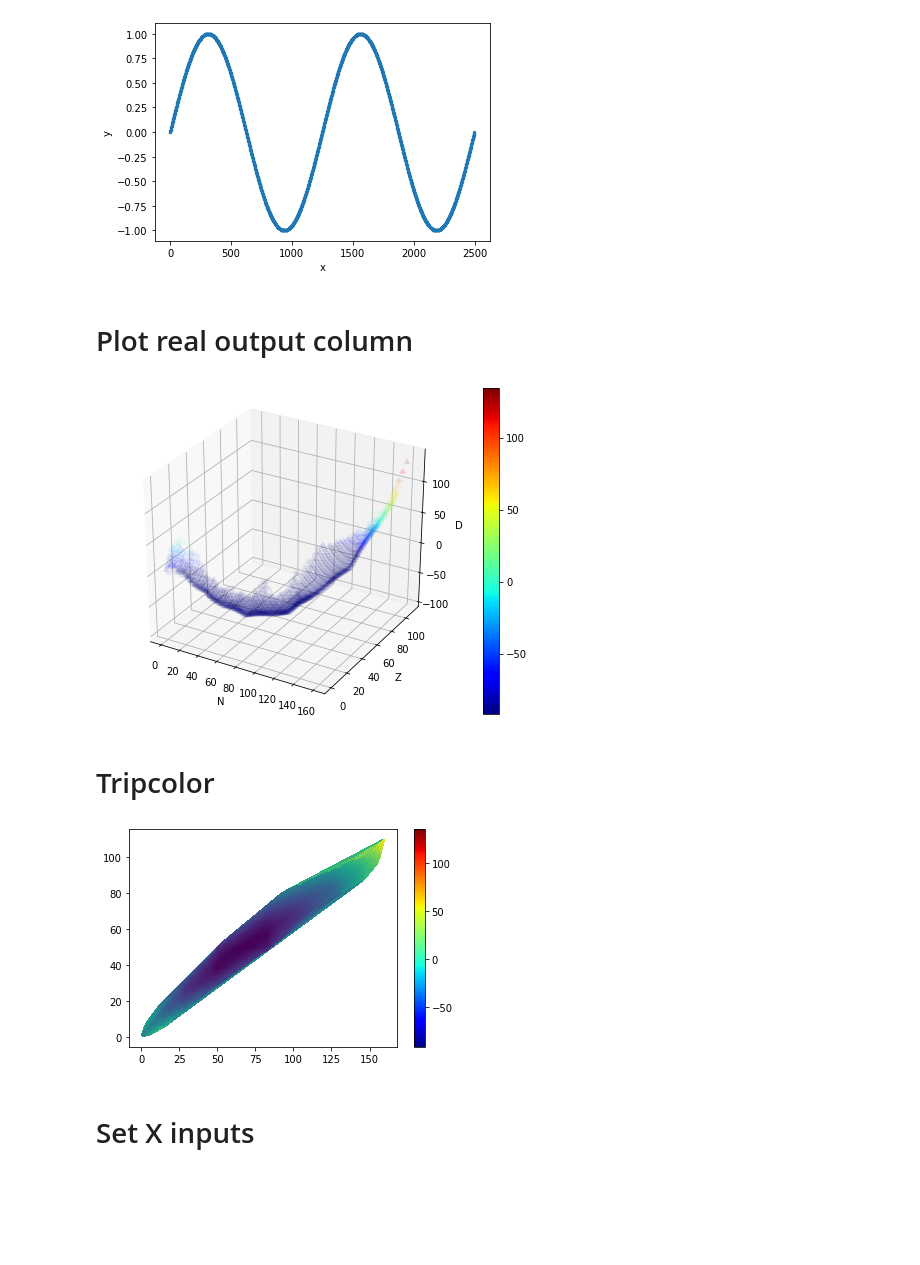
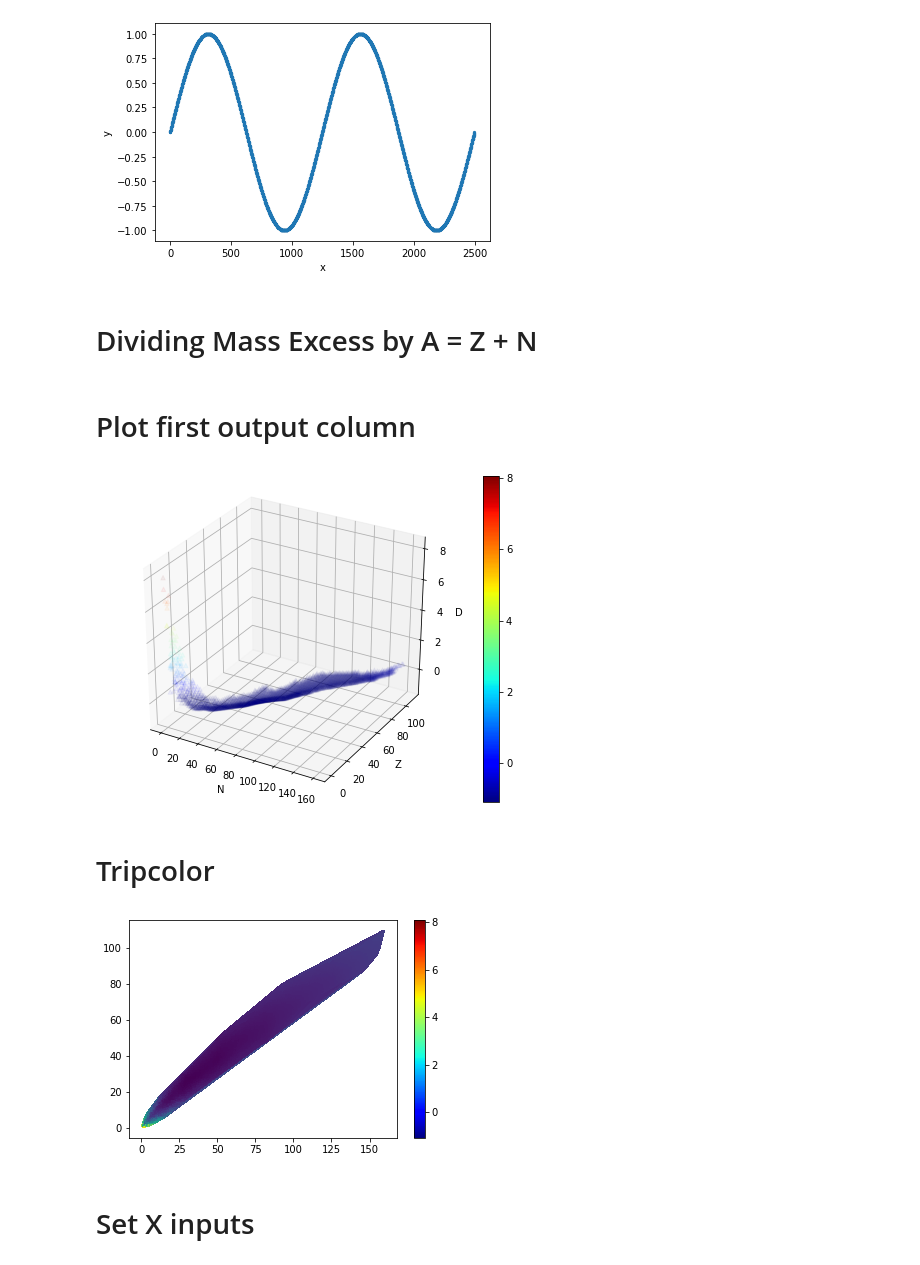
Before and after one commit to HMercer/anns_jupyter, a Jupyter notebook: nuclei/nuclei-updated-multioutput/nuclei-multioutput.ipynb, the cells around one changed output. Saved outputs shown, nothing was run; the diff lists cells and outputs as text; code cells hidden in the pictures; blank space fills up the shorter version.

```diff
--- a/nuclei/nuclei-updated-multioutput/nuclei-multioutput.ipynb
+++ b/nuclei/nuclei-updated-multioutput/nuclei-multioutput.ipynb
@@ -173,8 +173,17 @@ plt.axis('tight')
 plt.show()
 # %% [output]
 [figure]
+# %% [markdown]
+# Dividing Mass Excess by A = Z + N
+# %%
+zes = df['z'].to_numpy()
+ns = df['n'].to_numpy()
+a = zes + ns
+
+des = df['d'].to_numpy() / a
+df['d'] = des
 # %% [markdown]
-# Plot real output column
+# Plot first output column
 # %%
 from pylab import *
 from mpl_toolkits.mplot3d import Axes3D
@@ -201,25 +210,25 @@ ax.set_zlabel('D')
 
 plt.show()
 # %% [output]
-[figure, old version]
+[figure, new version]
 # %% [markdown]
 # Tripcolor
 # %%
 zs = df['d']
 
 colmap = cm.ScalarMappable(cmap=cm.get_cmap("jet"))
 colmap.set_array(zs)
 
-yg = ax.scatter(xs, ys, zs, c=cm.get_cmap("jet")(zs/max(zs)), marker='^',alpha=0.05)
+#yg = ax.scatter(xs, ys, zs, c=cm.get_cmap("jet")(zs/max(zs)), marker='^',alpha=0.05)
 
 
 fig, (ax)=plt.subplots(ncols=1)
 ax.tripcolor(df["n"], df["z"], df["d"])
 cb = fig.colorbar(colmap)
 
 plt.show()
 # %% [output]
-[figure, old version]
+[figure, new version]
 # %% [markdown]
 # Set X inputs
 # %%
```
Also changed, not shown: parts of 25 cells of this notebook, 15 other files.
